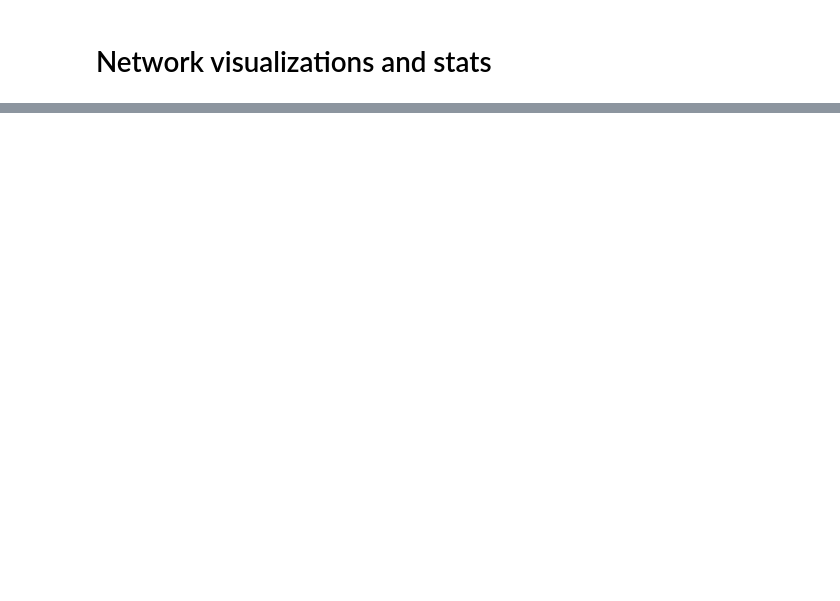
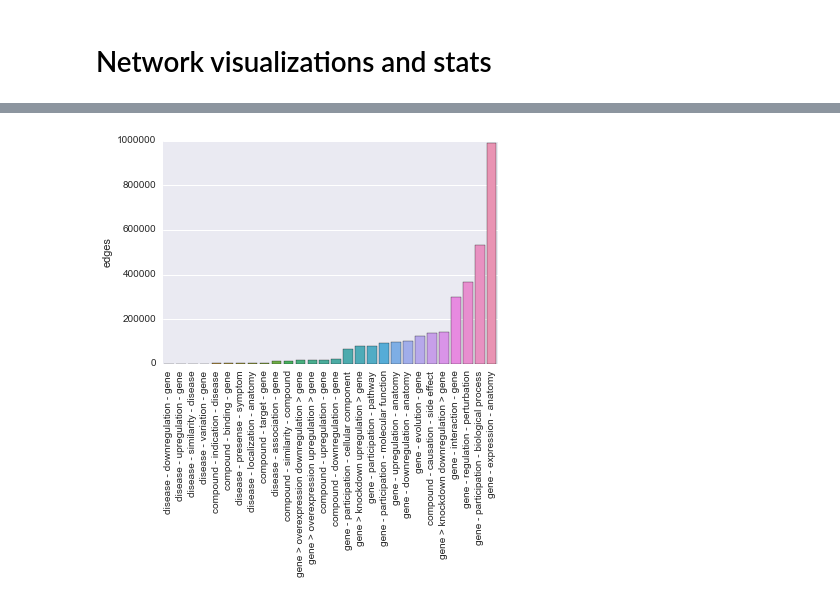
Before and after one commit to dhimmel/integrate, a Jupyter notebook: integrate.ipynb, the cells around one changed output, grey strips where cells are left out. Saved outputs shown, nothing was run; the diff lists cells and outputs as text; code cells hidden in the pictures; blank space fills up the shorter version.

```diff
--- a/integrate.ipynb
+++ b/integrate.ipynb
@@ -713,0 +731,7 @@ dtype: int64
+# %%
+ax = seaborn.barplot(x='metaedge', y='edges', data=metaedge_df.sort('edges').query('inverted == 0'))
+for tick in ax.get_xticklabels():
+    tick.set_rotation(90)
+ax.set_xlabel(''); ax.set_ylabel('edges');
+# %% [output]
+[figure, added]
```
Also changed, not shown: parts of 26 cells of this notebook, 9 other files.
